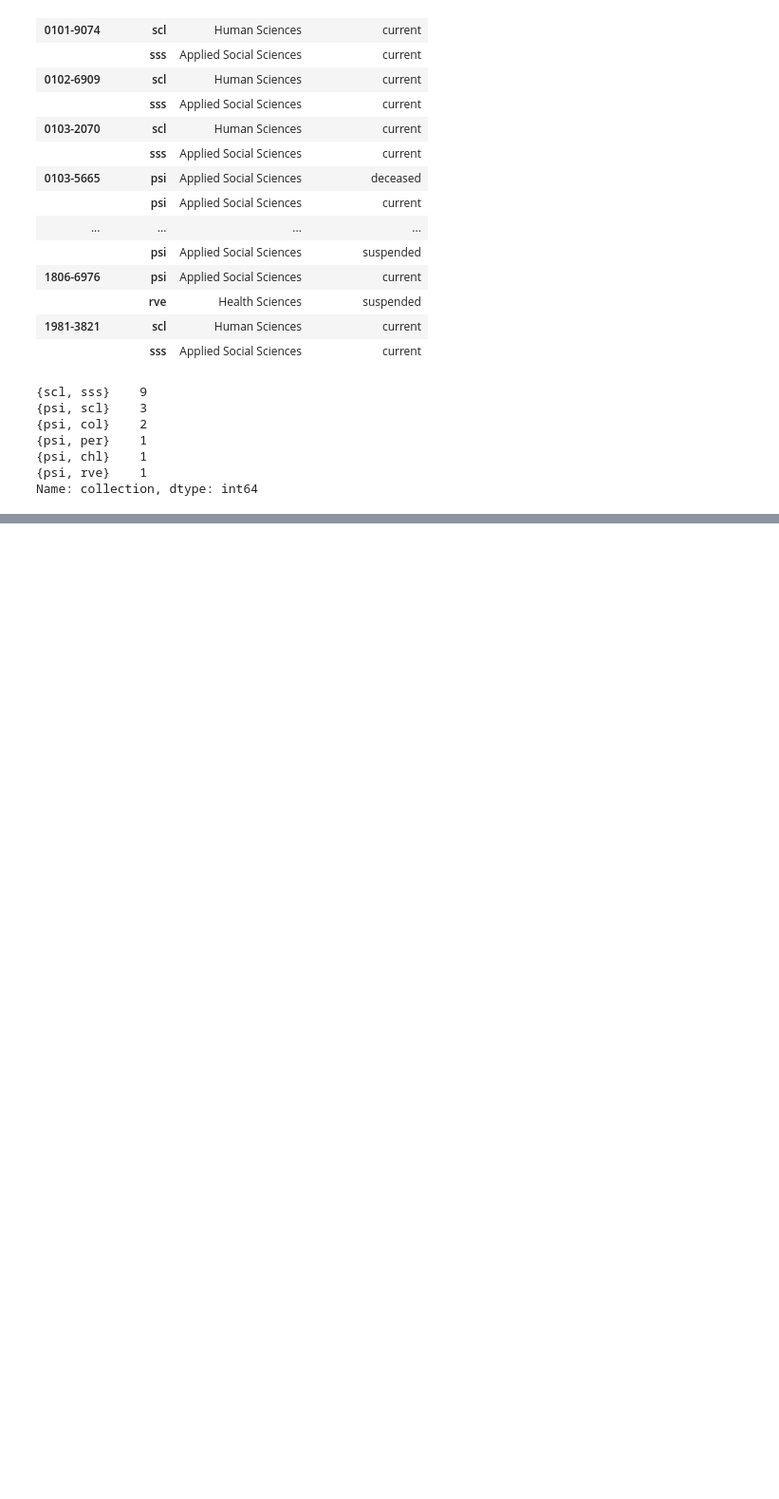
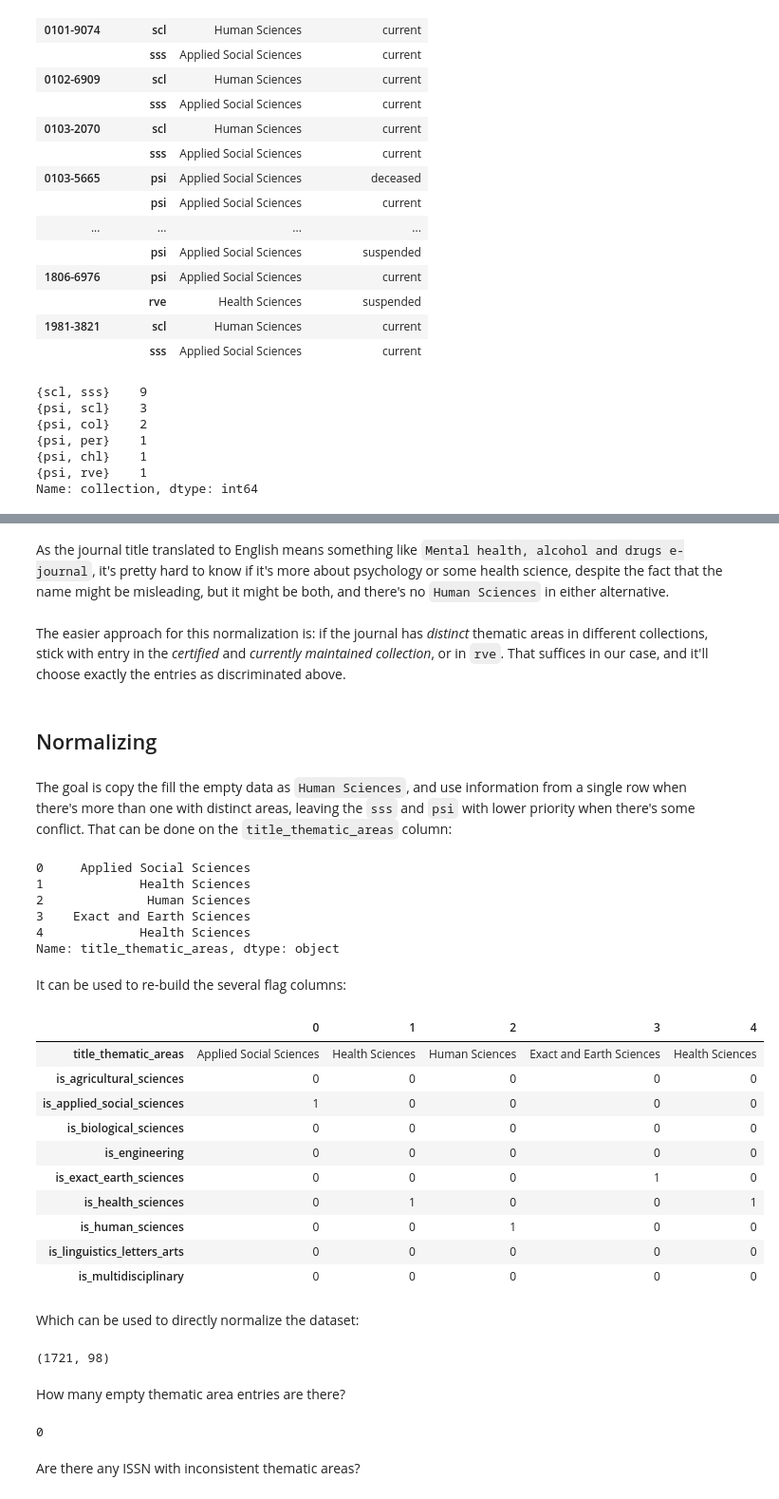
Before and after one commit to scieloorg/scielo20gt6, a Jupyter notebook: clean_area.ipynb, the cells around one changed output, grey strips where cells are left out. Shown at 95% size. Drawn from its saved outputs; the diff is of its cells as text; code cells hidden in the pictures; blank space fills up the shorter version.

```diff
--- a/clean_area.ipynb
+++ b/clean_area.ipynb
@@ -378,0 +449,80 @@ The same happen in the pairs `col`-`psi` and `chl`-`psi`.
+# %% [markdown]
+As the journal title translated to English means something like
+`Mental health, alcohol and drugs e-journal`,
+it's pretty hard to know if it's more about psychology or some health science,
+despite the fact that the name might be misleading,
+but it might be both,
+and there's no `Human Sciences` in either alternative.
+# %% [markdown]
+The easier approach for this normalization is:
+if the journal has *distinct* thematic areas in different collections,
+stick with entry in the *certified* and *currently maintained collection*,
+or in `rve`.
+That suffices in our case,
+and it'll choose exactly the entries as discriminated above.
+# %% [markdown]
+## Normalizing
+# %% [markdown]
+The goal is copy the fill the empty data as `Human Sciences`,
+and use information from a single row when
+there's more than one with distinct areas,
+leaving the `sss` and `psi` with lower priority
+when there's some conflict.
+That can be done on the `title_thematic_areas` column:
+# %%
+tta_map = journals.groupby("issn_scielo").apply(
+    lambda df: df.assign(title_thematic_areas=df["title_thematic_areas"]
+                                              .replace("Psicanalise",
+                                                       "Human Sciences")
+                                              .fillna("Human Sciences"),
+                         order=df["collection"].isin(["sss", "psi"]) |
+                               (df["title_thematic_areas"] == "Psicanalise") |
+                               df["title_thematic_areas"].isna())
+                 .sort_values("order")["title_thematic_areas"].iloc[0]
+)
+tta_text_n = journals["issn_scielo"].map(tta_map) \
+                                    .rename("title_thematic_areas")
+tta_text_n.head()
+# %% [output]
+0     Applied Social Sciences
+1             Health Sciences
+2              Human Sciences
+3    Exact and Earth Sciences
+4             Health Sciences
+Name: title_thematic_areas, dtype: object
+# %% [markdown]
+It can be used to re-build the several flag columns:
+# %%
+tta_list_n = tta_text_n.str.split(";")
+tta_n = pd.DataFrame(tta_text_n).assign(**{
+    area: tta_list_n.apply((lambda n: lambda entries: int(n in entries))(name))
+    for name, area in areas_map.items()
+}).assign(is_multidisciplinary=lambda df: (df[areas].sum(axis=1) >= 3).map(int))
+tta_n.head().T
+# %% [output]
+|  | 0 | 1 | 2 | 3 | 4 |
+| title_thematic_areas | Applied Social Sciences | Health Sciences | Human Sciences | Exact and Earth Sciences | Health Sciences |
+| is_agricultural_sciences | 0 | 0 | 0 | 0 | 0 |
+| is_applied_social_sciences | 1 | 0 | 0 | 0 | 0 |
+| is_biological_sciences | 0 | 0 | 0 | 0 | 0 |
+| is_engineering | 0 | 0 | 0 | 0 | 0 |
+| is_exact_earth_sciences | 0 | 0 | 0 | 1 | 0 |
+| is_health_sciences | 0 | 1 | 0 | 0 | 1 |
+| is_human_sciences | 0 | 0 | 1 | 0 | 0 |
+| is_linguistics_letters_arts | 0 | 0 | 0 | 0 | 0 |
+| is_multidisciplinary | 0 | 0 | 0 | 0 | 0 |
+# %% [markdown]
+Which can be used to directly normalize the dataset:
+# %%
+journals_n = journals.assign(**tta_n)
+journals_n.shape
+# %% [output]
+(1721, 98)
+# %% [markdown]
+How many empty thematic area entries are there?
+# %%
+journals_n[journals_n[areas].sum(axis=1) == 0].shape[0]
+# %% [output]
+0
+# %% [markdown]
+Are there any ISSN with inconsistent thematic areas?
```
Also changed, not shown: parts of 12 cells of this notebook.
